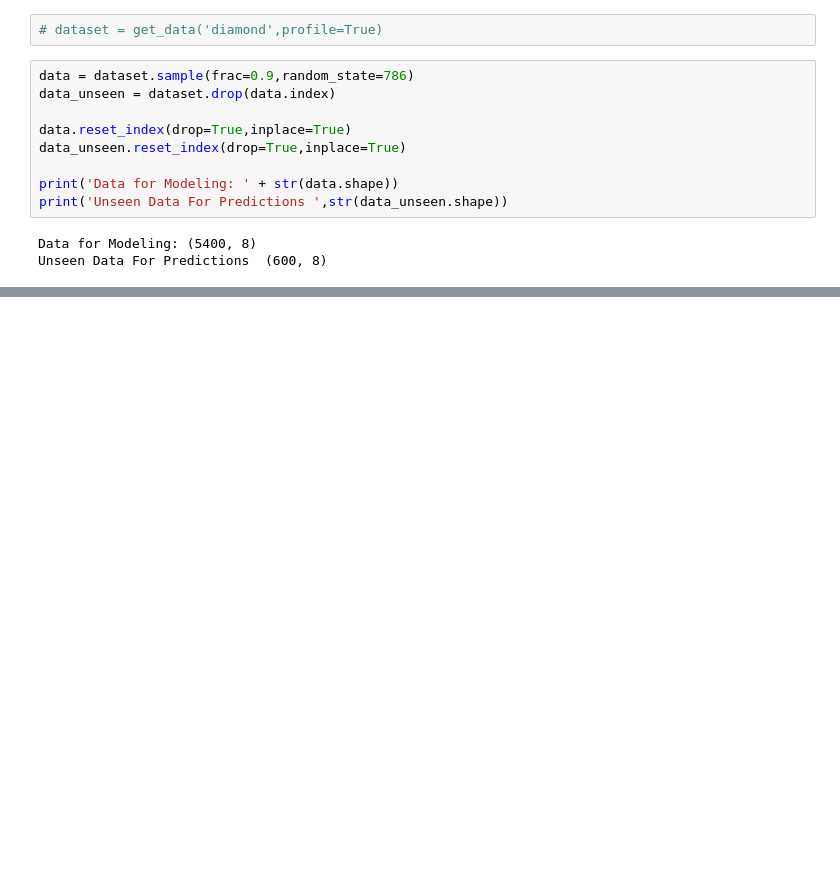
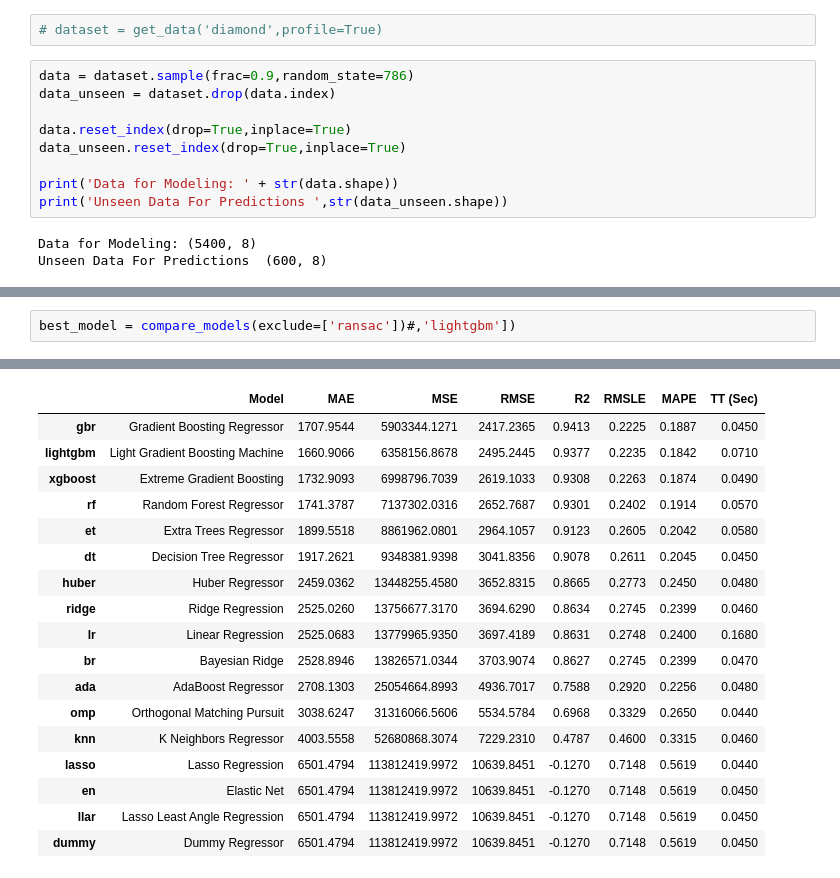
Before and after one commit to vimalpillai21/pycaret-prc, a Jupyter notebook: regression.ipynb, the cells around one changed output, grey strips where cells are left out. Saved outputs shown, nothing was run; the diff lists cells and outputs as text; blank space fills up the shorter version.

Commit message:
pycaret regression

```diff
--- a/regression.ipynb
+++ b/regression.ipynb
@@ -59,0 +59,3 @@ exp_reg102 = setup(data=data, target="Price",
+# %%
+best_model = compare_models(exclude=['ransac'])#,'lightgbm'])
+# %% [output]
@@ -59,0 +63,18 @@ exp_reg102 = setup(data=data, target="Price",
+|  | Model | MAE | MSE | RMSE | R2 | RMSLE | MAPE | TT (Sec) |
+| gbr | Gradient Boosting Regressor | 1707.9544 | 5903344.1271 | 2417.2365 | 0.9413 | 0.2225 | 0.1887 | 0.0450 |
+| lightgbm | Light Gradient Boosting Machine | 1660.9066 | 6358156.8678 | 2495.2445 | 0.9377 | 0.2235 | 0.1842 | 0.0710 |
+| xgboost | Extreme Gradient Boosting | 1732.9093 | 6998796.7039 | 2619.1033 | 0.9308 | 0.2263 | 0.1874 | 0.0490 |
+| rf | Random Forest Regressor | 1741.3787 | 7137302.0316 | 2652.7687 | 0.9301 | 0.2402 | 0.1914 | 0.0570 |
+| et | Extra Trees Regressor | 1899.5518 | 8861962.0801 | 2964.1057 | 0.9123 | 0.2605 | 0.2042 | 0.0580 |
+| dt | Decision Tree Regressor | 1917.2621 | 9348381.9398 | 3041.8356 | 0.9078 | 0.2611 | 0.2045 | 0.0450 |
+| huber | Huber Regressor | 2459.0362 | 13448255.4580 | 3652.8315 | 0.8665 | 0.2773 | 0.2450 | 0.0480 |
+| ridge | Ridge Regression | 2525.0260 | 13756677.3170 | 3694.6290 | 0.8634 | 0.2745 | 0.2399 | 0.0460 |
+| lr | Linear Regression | 2525.0683 | 13779965.9350 | 3697.4189 | 0.8631 | 0.2748 | 0.2400 | 0.1680 |
+| br | Bayesian Ridge | 2528.8946 | 13826571.0344 | 3703.9074 | 0.8627 | 0.2745 | 0.2399 | 0.0470 |
+| ada | AdaBoost Regressor | 2708.1303 | 25054664.8993 | 4936.7017 | 0.7588 | 0.2920 | 0.2256 | 0.0480 |
+| omp | Orthogonal Matching Pursuit | 3038.6247 | 31316066.5606 | 5534.5784 | 0.6968 | 0.3329 | 0.2650 | 0.0440 |
+| knn | K Neighbors Regressor | 4003.5558 | 52680868.3074 | 7229.2310 | 0.4787 | 0.4600 | 0.3315 | 0.0460 |
+| lasso | Lasso Regression | 6501.4794 | 113812419.9972 | 10639.8451 | -0.1270 | 0.7148 | 0.5619 | 0.0440 |
+| en | Elastic Net | 6501.4794 | 113812419.9972 | 10639.8451 | -0.1270 | 0.7148 | 0.5619 | 0.0450 |
+| llar | Lasso Least Angle Regression | 6501.4794 | 113812419.9972 | 10639.8451 | -0.1270 | 0.7148 | 0.5619 | 0.0450 |
+| dummy | Dummy Regressor | 6501.4794 | 113812419.9972 | 10639.8451 | -0.1270 | 0.7148 | 0.5619 | 0.0450 |
```
Also changed, not shown: parts of 16 cells of this notebook.
